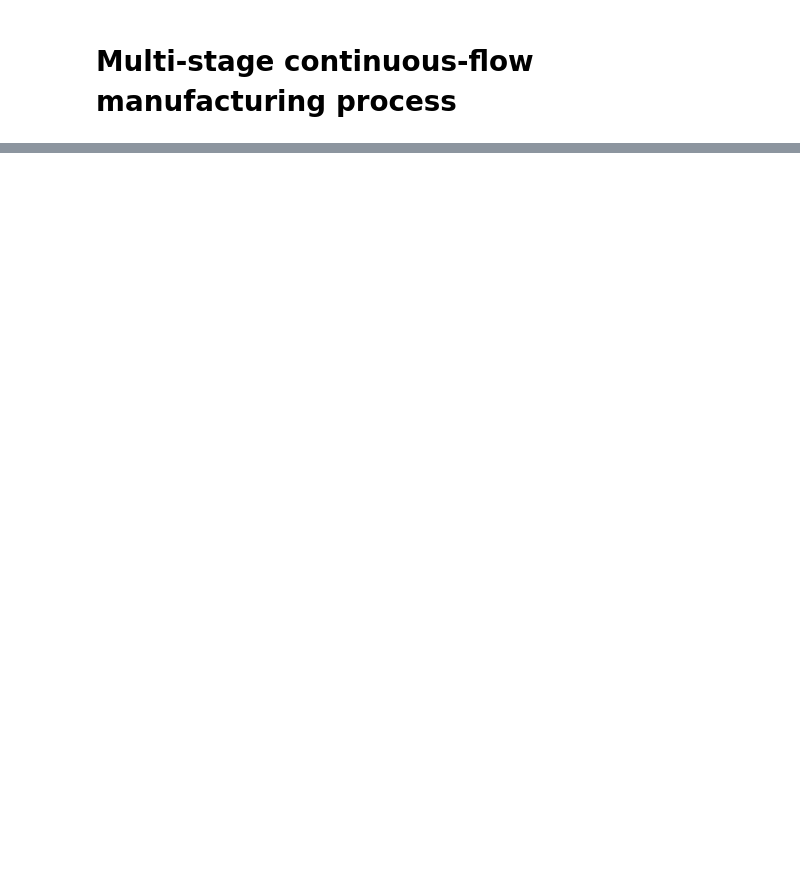
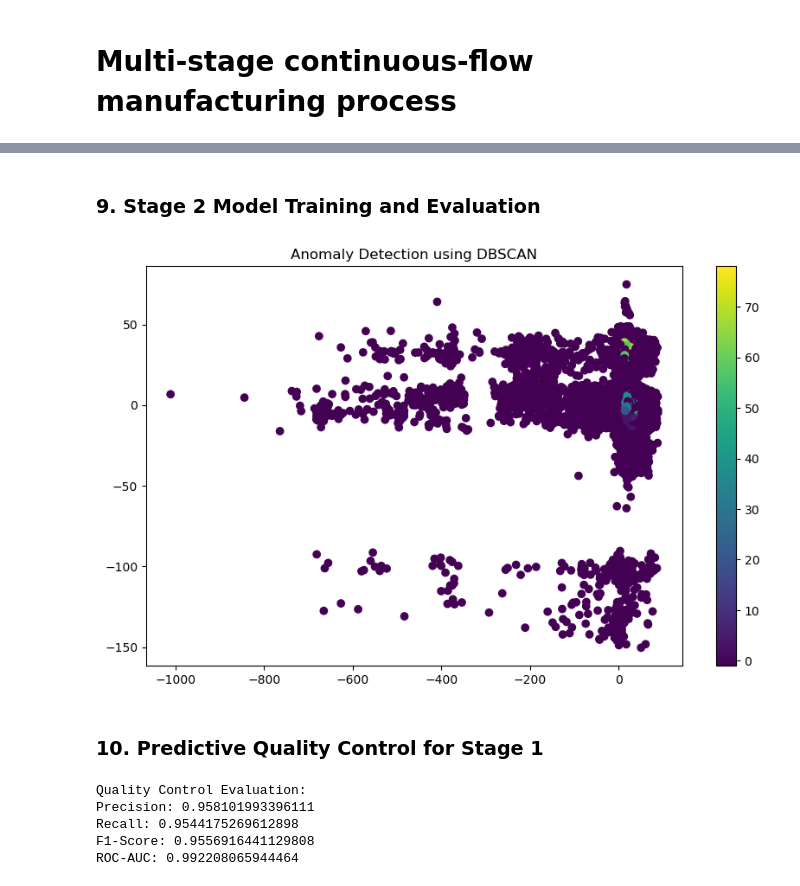
Before and after one commit to MiltonGreat/Process-Optimization, a Jupyter notebook: Manufacturing Process.ipynb, the cells around one changed output, grey strips where cells are left out. Drawn from its saved outputs; the diff is of its cells as text; code cells hidden in the pictures; blank space fills up the shorter version.

```diff
--- a/Manufacturing Process.ipynb
+++ b/Manufacturing Process.ipynb
@@ -127,0 +164,20 @@ R²: 0.6864427665911382
+# %%
+# Correlation analysis for multicollinearity
+correlation_matrix = data[input_features].corr()
+high_corr_pairs = correlation_matrix[correlation_matrix.abs() > 0.9].stack().reset_index()
+high_corr_pairs = high_corr_pairs[high_corr_pairs['level_0'] != high_corr_pairs['level_1']]
+
+if not high_corr_pairs.empty:
+    print("\nHighly Correlated Feature Pairs (Threshold > 0.9):")
+    print(high_corr_pairs)
+
+    # Drop one feature from each highly correlated pair to reduce multicollinearity
+    to_drop = set()
+    for _, row in high_corr_pairs.iterrows():
+        if row['level_0'] not in to_drop and row['level_1'] not in to_drop:
+            to_drop.add(row['level_1'])  # Or row['level_0'] based on preference
+
+    input_features = [col for col in input_features if col not in to_drop]
+
+    print(f"\nFinal Input Features After Removing Highly Correlated Columns: {len(input_features)}")
+    print(input_features[:5], f"... ({len(input_features)} total)")
@@ -154,0 +289,51 @@ First Stage Feature Importance:
+# %% [markdown]
+### 9. Stage 2 Model Training and Evaluation
+# %%
+# Root Cause Analysis using DBSCAN for Anomaly Detection
+pca = PCA(n_components=2)
+X_pca = pca.fit_transform(X_stage1)
+dbscan = DBSCAN(eps=0.5, min_samples=10)
+data['anomaly'] = dbscan.fit_predict(X_pca)
+
+# Visualize Anomalies
+plt.figure(figsize=(10, 6))
+plt.scatter(X_pca[:, 0], X_pca[:, 1], c=data['anomaly'], cmap='viridis', marker='o')
+plt.title("Anomaly Detection using DBSCAN")
+plt.colorbar()
+plt.show()
+# %% [output]
+[figure, added]
+# %% [markdown]
+### 10. Predictive Quality Control for Stage 1
+# %%
+# Select a single column from y_stage1 (e.g., the first column)
+y_stage1_single = y_stage1.iloc[:, 0]  # Replace 0 with the index of the desired column
+
+# Define quality threshold and create binary labels
+quality_threshold = y_stage1_single.median()  # Example threshold
+y_stage1_quality = (y_stage1_single > quality_threshold).astype(int)
+
+# Train-test split
+X_train_quality, X_test_quality, y_train_quality, y_test_quality = train_test_split(
+    X_stage1, y_stage1_quality, test_size=0.2, random_state=42
+)
+
+# Train Random Forest Classifier for Quality Control
+rf_classifier = RandomForestClassifier(random_state=42, n_estimators=100)
+rf_classifier.fit(X_train_quality, y_train_quality)
+
+# Evaluate Quality Control Model
+y_pred_quality = rf_classifier.predict(X_test_quality)
+print("\nQuality Control Evaluation:")
+print("Precision:", precision_score(y_test_quality, y_pred_quality, average='macro'))
+print("Recall:", recall_score(y_test_quality, y_pred_quality, average='macro'))
+print("F1-Score:", f1_score(y_test_quality, y_pred_quality, average='macro'))
+
+# ROC-AUC for binary classification
+print("ROC-AUC:", roc_auc_score(y_test_quality, rf_classifier.predict_proba(X_test_quality)[:, 1]))
+# %% [output]
+Quality Control Evaluation:
+Precision: 0.958101993396111
+Recall: 0.9544175269612898
+F1-Score: 0.9556916441129808
+ROC-AUC: 0.992208065944464
```
Also changed, not shown: parts of 36 cells of this notebook.
